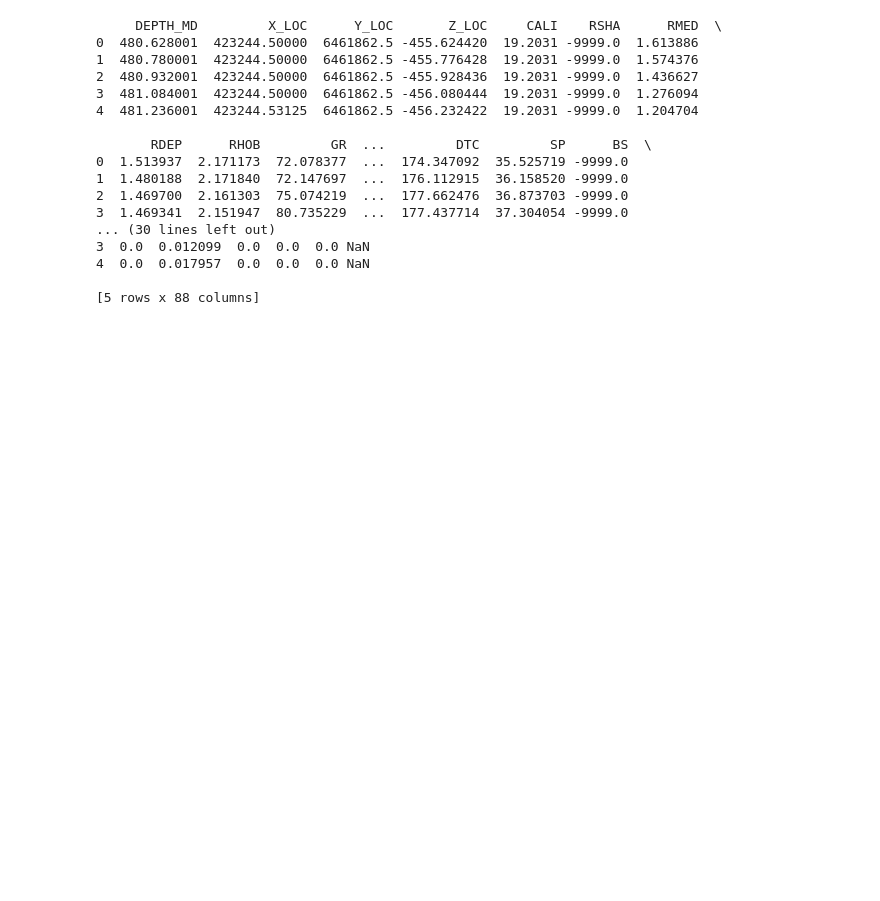
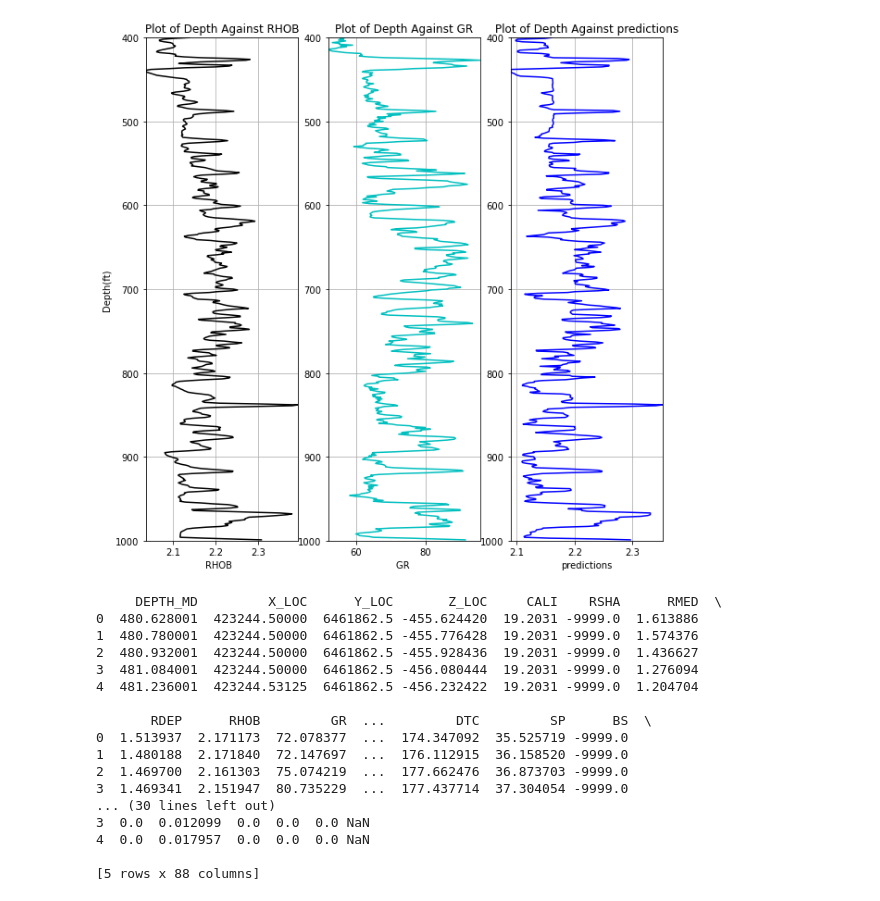
Before and after one commit to olawaleibrahim/petroeval, a Jupyter notebook: petroeval/Tutorial_ML.ipynb, the cells around one changed output. Saved outputs shown, nothing was run; the diff lists cells and outputs as text; code cells hidden in the pictures; blank space fills up the shorter version.

```diff
--- a/petroeval/Tutorial_ML.ipynb
+++ b/petroeval/Tutorial_ML.ipynb
@@ -93,3 +67,7 @@ two_plot(c, 'GR', 'predictions', 400, 1000, scale=True)
+# %%
+three_plots(c, 'RHOB', 'GR', 'predictions', 400, 1000)
+# %% [output]
+[figure, added]
 # %%
 from sklearn.metrics import f1_score, accuracy_score
 from plots import two_plots, four_plots
```
Also changed, not shown: parts of 10 cells of this notebook, 2 other files.
